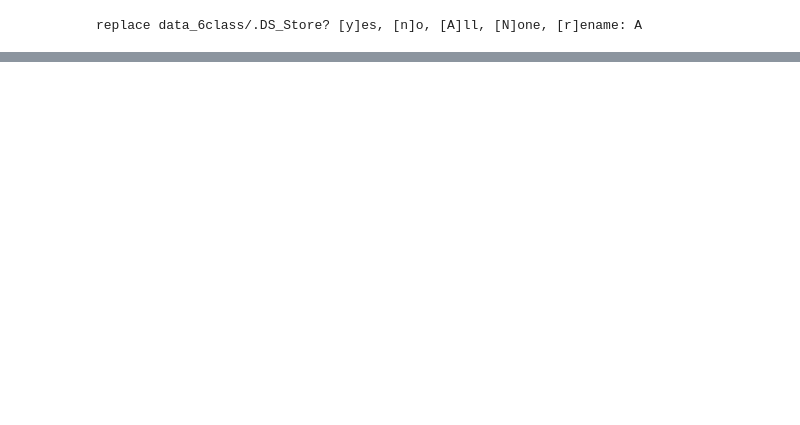
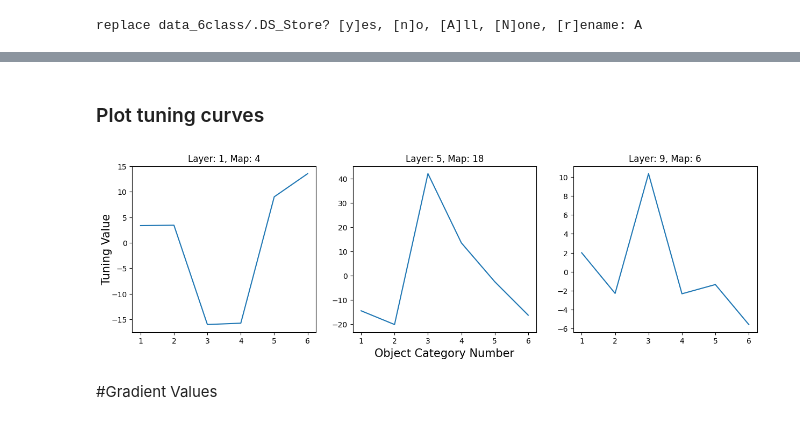
Before and after one commit to soukhind2/vgg16obj, a Jupyter notebook: colab_test.ipynb, the cells around one changed output, grey strips where cells are left out. Cells and saved outputs as stored; diff of their text form; code cells hidden in the pictures; blank space fills up the shorter version.

```diff
--- a/colab_test.ipynb
+++ b/colab_test.ipynb
@@ -333,0 +340,10 @@ TypeError: ignored
+# %% [markdown]
+### Plot tuning curves
+# %%
+layers = [1,5,9]
+maps = [4,18,6]
+fig = pt.plot_tun_curves(fc,layers,maps)
+# %% [output]
+[figure, added]
+# %% [markdown]
+#Gradient Values
```
Also changed, not shown: parts of 35 cells of this notebook.
